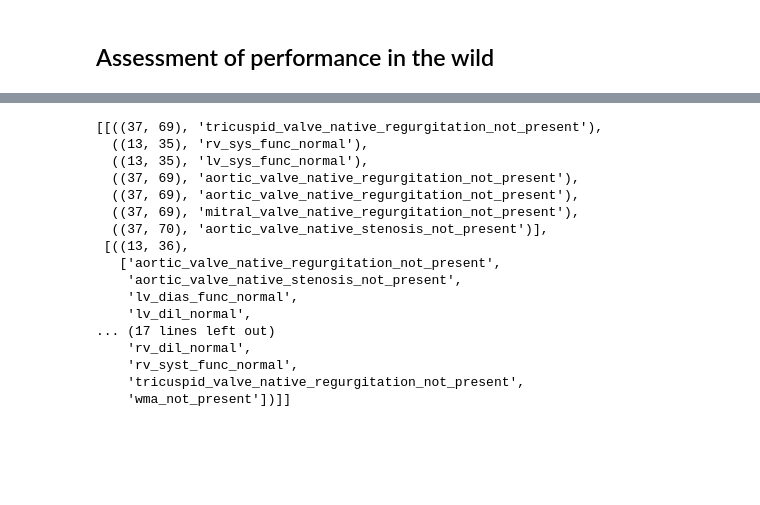
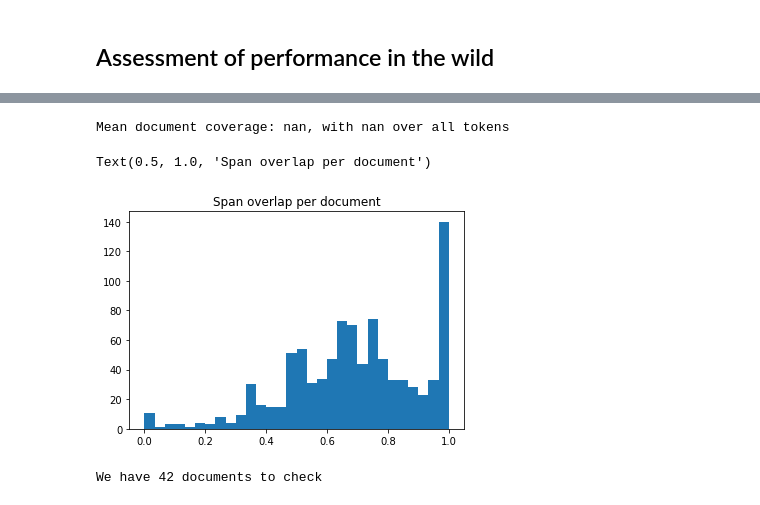
Before and after one commit to umcu/EchoLabeler, a Jupyter notebook: notebooks/Echo_project_biLSTM_MedCAT_Span.ipynb, the cells around one changed output, grey strips where cells are left out. Cells and saved outputs as stored; diff of their text form; code cells hidden in the pictures; blank space fills up the shorter version.

Commit message:
added span overlap checker

```diff
--- a/notebooks/Echo_project_biLSTM_MedCAT_Span.ipynb
+++ b/notebooks/Echo_project_biLSTM_MedCAT_Span.ipynb
@@ -438,7 +423,7 @@ def get_pred_list(pred_dict: dict=None):
     return [v for k,v in pred_dict.items() if 'conf_' not in k]
 
 span_suggester_comparison_list = []
-for d in comparison_list_with_annotations_present:
+for d in tqdm(comparison_list_with_annotations_present):
     anns = d['annotations']
     span_cat_list = []
     for ann in anns:
@@ -451,25 +436,3 @@ for d in comparison_list_with_annotations_present:
         pred_list.append((k, get_pred_list(pred)))
 
     span_suggester_comparison_list.append([span_cat_list, pred_list])
-# %%
-# We want to get the coverage of spans -> a count of all (partially) overlapping spans
-# We want to get the token overlap of covered spans (Jaccard?)
-span_suggester_comparison_list[0]
-# %% [output]
-[[((37, 69), 'tricuspid_valve_native_regurgitation_not_present'),
-  ((13, 35), 'rv_sys_func_normal'),
-  ((13, 35), 'lv_sys_func_normal'),
-  ((37, 69), 'aortic_valve_native_regurgitation_not_present'),
-  ((37, 69), 'aortic_valve_native_regurgitation_not_present'),
-  ((37, 69), 'mitral_valve_native_regurgitation_not_present'),
-  ((37, 70), 'aortic_valve_native_stenosis_not_present')],
- [((13, 36),
-   ['aortic_valve_native_regurgitation_not_present',
-    'aortic_valve_native_stenosis_not_present',
-    'lv_dias_func_normal',
-    'lv_dil_normal',
-... (17 lines left out)
-    'rv_dil_normal',
-    'rv_syst_func_normal',
-    'tricuspid_valve_native_regurgitation_not_present',
-    'wma_not_present'])]]
@@ -475,0 +480,14 @@ span_suggester_comparison_list[0]
+# %%
+OverlapJaccardIndices = span_overlap_counter(span_suggester_comparison_list)
+# %%
+MeanPerDocument = [np.mean(v) for v in OverlapJaccardIndices]
+MeanOverall = np.mean([_v for v in OverlapJaccardIndices for _v in v])
+
+print(f"Mean document coverage: {np.mean(MeanPerDocument)}, with {MeanOverall} over all tokens")
+
+plt.hist(MeanPerDocument, bins=30);
+plt.title("Span overlap per document")
+# %% [output]
+Mean document coverage: nan, with nan over all tokens
+Text(0.5, 1.0, 'Span overlap per document')
+[figure, added]
@@ -475,0 +500,4 @@ span_suggester_comparison_list[0]
+# %%
+print(f"We have {len(CheckRes)} documents to check")
+# %% [output]
+We have 42 documents to check
```
Also changed, not shown: parts of 11 cells of this notebook.
